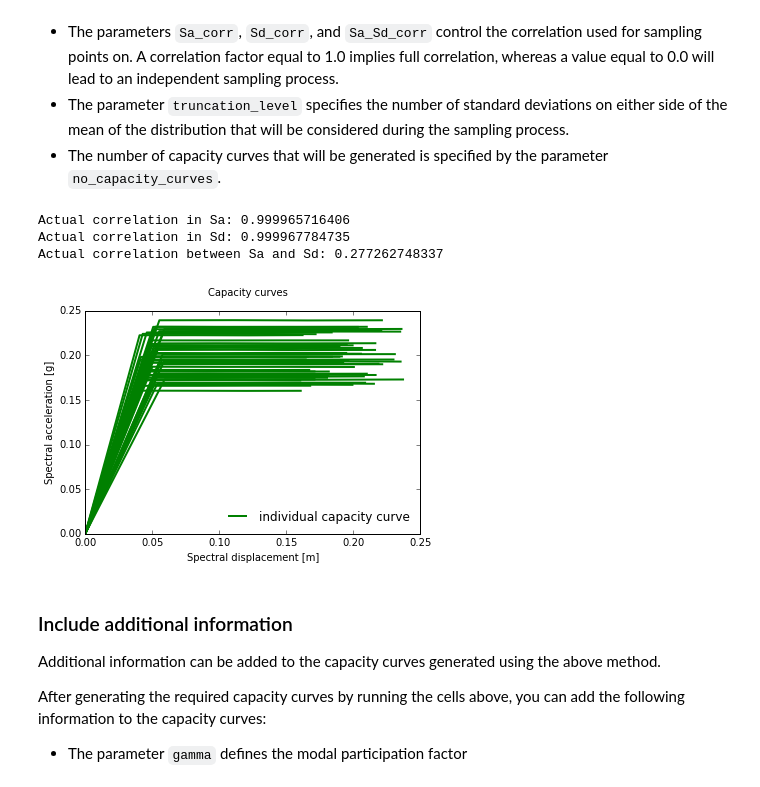
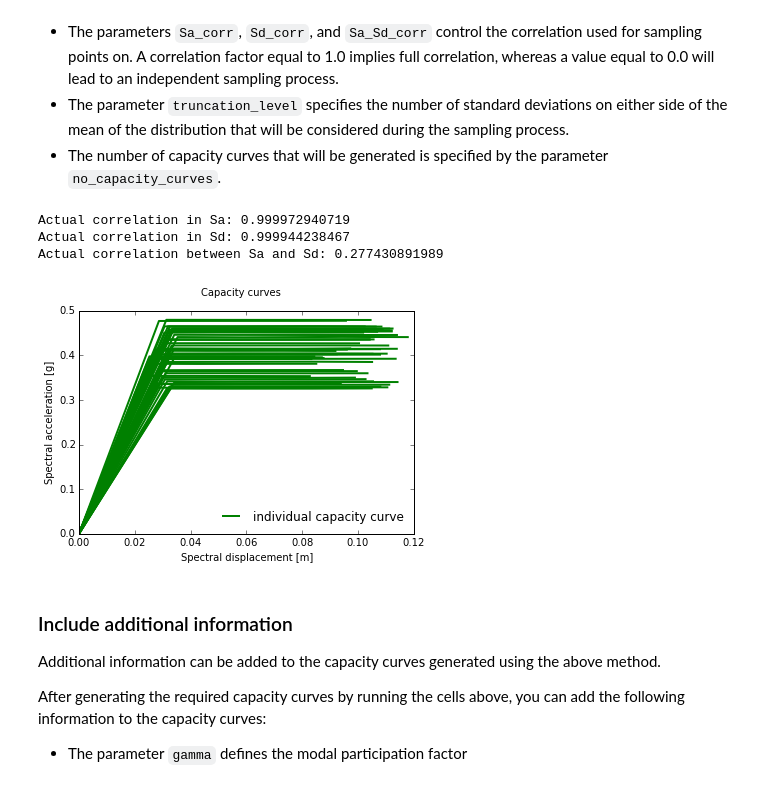
Before and after one commit to GEMScienceTools/rmtk, a Jupyter notebook: rmtk/vulnerability/model_generator/point_dispersion/point_dispersion.ipynb, the cells around one changed output. Saved outputs shown, nothing was run; the diff lists cells and outputs as text; code cells hidden in the pictures.

```diff
--- a/rmtk/vulnerability/model_generator/point_dispersion/point_dispersion.ipynb
+++ b/rmtk/vulnerability/model_generator/point_dispersion/point_dispersion.ipynb
@@ -22,25 +22,25 @@ from rmtk.vulnerability.common import utils
 * The parameter `truncation_level` specifies the number of standard deviations on either side of the mean of the distribution that will be considered during the sampling process.
 * The number of capacity curves that will be generated is specified by the parameter `no_capacity_curves`.
 # %%
-Sa_means = [0.20, 0.20, 0.20, 0.20]
+Sa_means = [0.40, 0.40, 0.40, 0.40]
 Sa_covs  = [0.20, 0.20, 0.20, 0.20]
-Sd_means = [0.05, 0.10, 0.15, 0.20]
+Sd_means = [0.03, 0.05, 0.08, 0.1]
 Sd_covs  = [0.20, 0.20, 0.20, 0.20]
 distribution = "normal"
 Sa_corr = 0.99999
 Sd_corr = 0.99999
 Sa_Sd_corr = 0.5
 truncation_level = 1
 no_capacity_curves = 50
 capacity_curves = pd.generate_capacity_curves(Sa_means, Sa_covs, Sd_means, Sd_covs,
                                               distribution, no_capacity_curves,
                                               Sa_corr, Sd_corr, Sa_Sd_corr, truncation_level)
 utils.plot_capacity_curves(capacity_curves)
 # %% [output]
-Actual correlation in Sa: 0.999965716406
-Actual correlation in Sd: 0.999967784735
-Actual correlation between Sa and Sd: 0.277262748337
+Actual correlation in Sa: 0.999972940719
+Actual correlation in Sd: 0.999944238467
+Actual correlation between Sa and Sd: 0.277430891989
-[figure, old version]
+[figure, new version]
 # %% [markdown]
 ### Include additional information
 Additional information can be added to the capacity curves generated using the above method.
```
Also changed, not shown: parts of 1 cell of this notebook, 10 other files.
